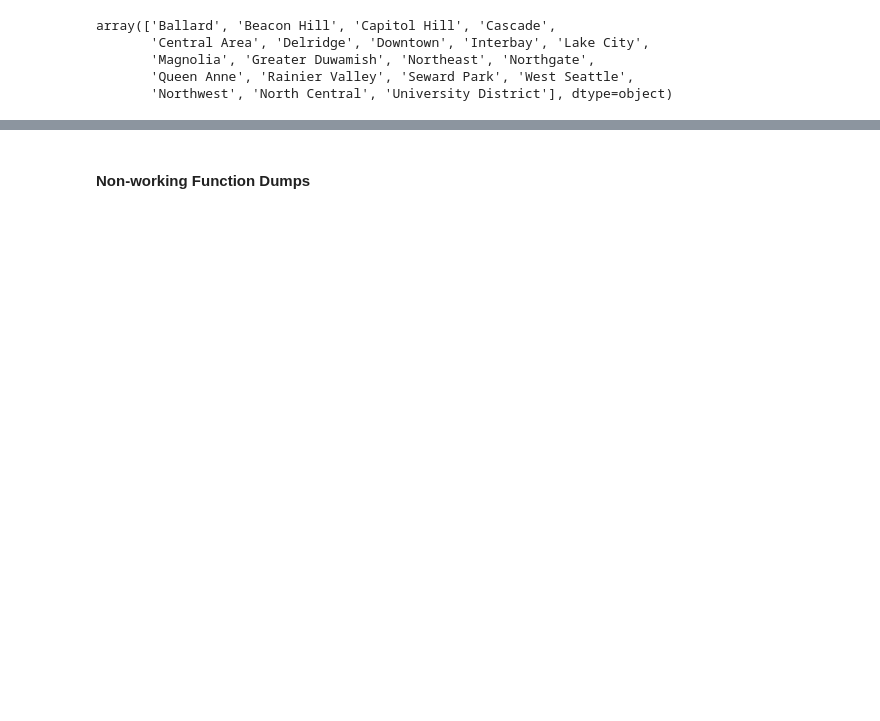
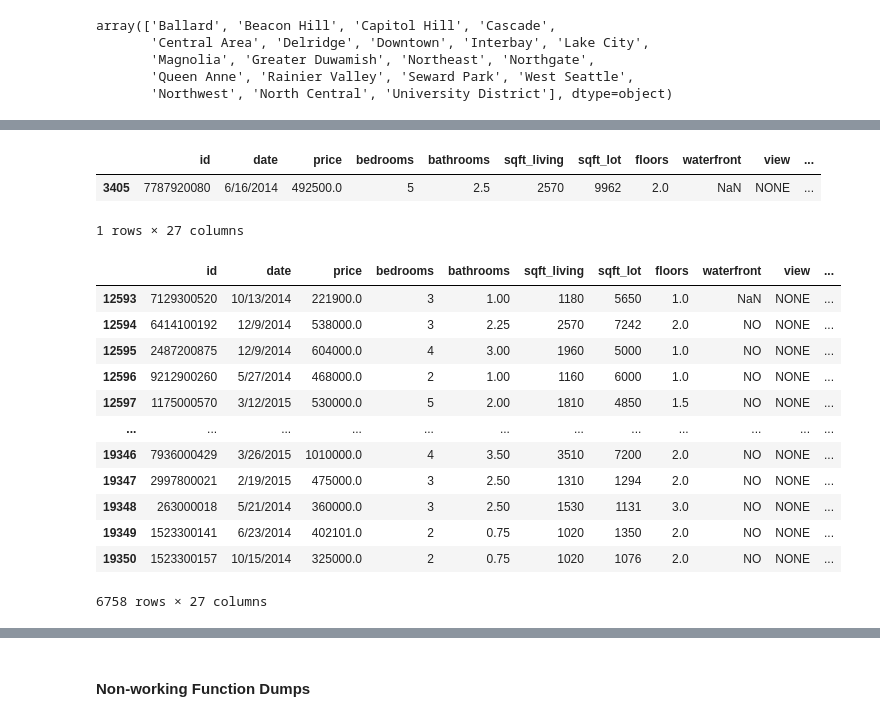
Before and after one commit to hanis-z/King-County-Millenial-homeowner-program, a Jupyter notebook: individualNotebooks/Hanis_notebook_proper.ipynb, the cells around one changed output, grey strips where cells are left out. Drawn from its saved outputs; the diff is of its cells as text; code cells hidden in the pictures; blank space fills up the shorter version.

```diff
--- a/individualNotebooks/Hanis_notebook_proper.ipynb
+++ b/individualNotebooks/Hanis_notebook_proper.ipynb
@@ -338,3 +369,25 @@ housing_neigh_gdf = housing_neigh_gdf.drop('idn_',axis=1)
+# %%
+housing_neigh_gdf[housing_neigh_gdf['id'] == 7787920080].head()
+# %% [output]
+|  | id | date | price | bedrooms | bathrooms | sqft_living | sqft_lot | floors | waterfront | view | ... |
+| 3405 | 7787920080 | 6/16/2014 | 492500.0 | 5 | 2.5 | 2570 | 9962 | 2.0 | NaN | NONE | ... |
+1 rows × 27 columns
+# %%
+housing_neigh_gdf[housing_neigh_gdf['city'] == 'Seattle']
+# %% [output]
+|  | id | date | price | bedrooms | bathrooms | sqft_living | sqft_lot | floors | waterfront | view | ... |
+| 12593 | 7129300520 | 10/13/2014 | 221900.0 | 3 | 1.00 | 1180 | 5650 | 1.0 | NaN | NONE | ... |
+| 12594 | 6414100192 | 12/9/2014 | 538000.0 | 3 | 2.25 | 2570 | 7242 | 2.0 | NO | NONE | ... |
+| 12595 | 2487200875 | 12/9/2014 | 604000.0 | 4 | 3.00 | 1960 | 5000 | 1.0 | NO | NONE | ... |
+| 12596 | 9212900260 | 5/27/2014 | 468000.0 | 2 | 1.00 | 1160 | 6000 | 1.0 | NO | NONE | ... |
+| 12597 | 1175000570 | 3/12/2015 | 530000.0 | 5 | 2.00 | 1810 | 4850 | 1.5 | NO | NONE | ... |
+| ... | ... | ... | ... | ... | ... | ... | ... | ... | ... | ... | ... |
+| 19346 | 7936000429 | 3/26/2015 | 1010000.0 | 4 | 3.50 | 3510 | 7200 | 2.0 | NO | NONE | ... |
+| 19347 | 2997800021 | 2/19/2015 | 475000.0 | 3 | 2.50 | 1310 | 1294 | 2.0 | NO | NONE | ... |
+| 19348 | 263000018 | 5/21/2014 | 360000.0 | 3 | 2.50 | 1530 | 1131 | 3.0 | NO | NONE | ... |
+| 19349 | 1523300141 | 6/23/2014 | 402101.0 | 2 | 0.75 | 1020 | 1350 | 2.0 | NO | NONE | ... |
+| 19350 | 1523300157 | 10/15/2014 | 325000.0 | 2 | 0.75 | 1020 | 1076 | 2.0 | NO | NONE | ... |
+6758 rows × 27 columns
 # %%
 housing_neigh_gdf['in_seattle'] = housing_neigh_gdf['city'] == 'Seattle'
 # %%
```
Also changed, not shown: parts of 10 cells of this notebook, 1 other file.
